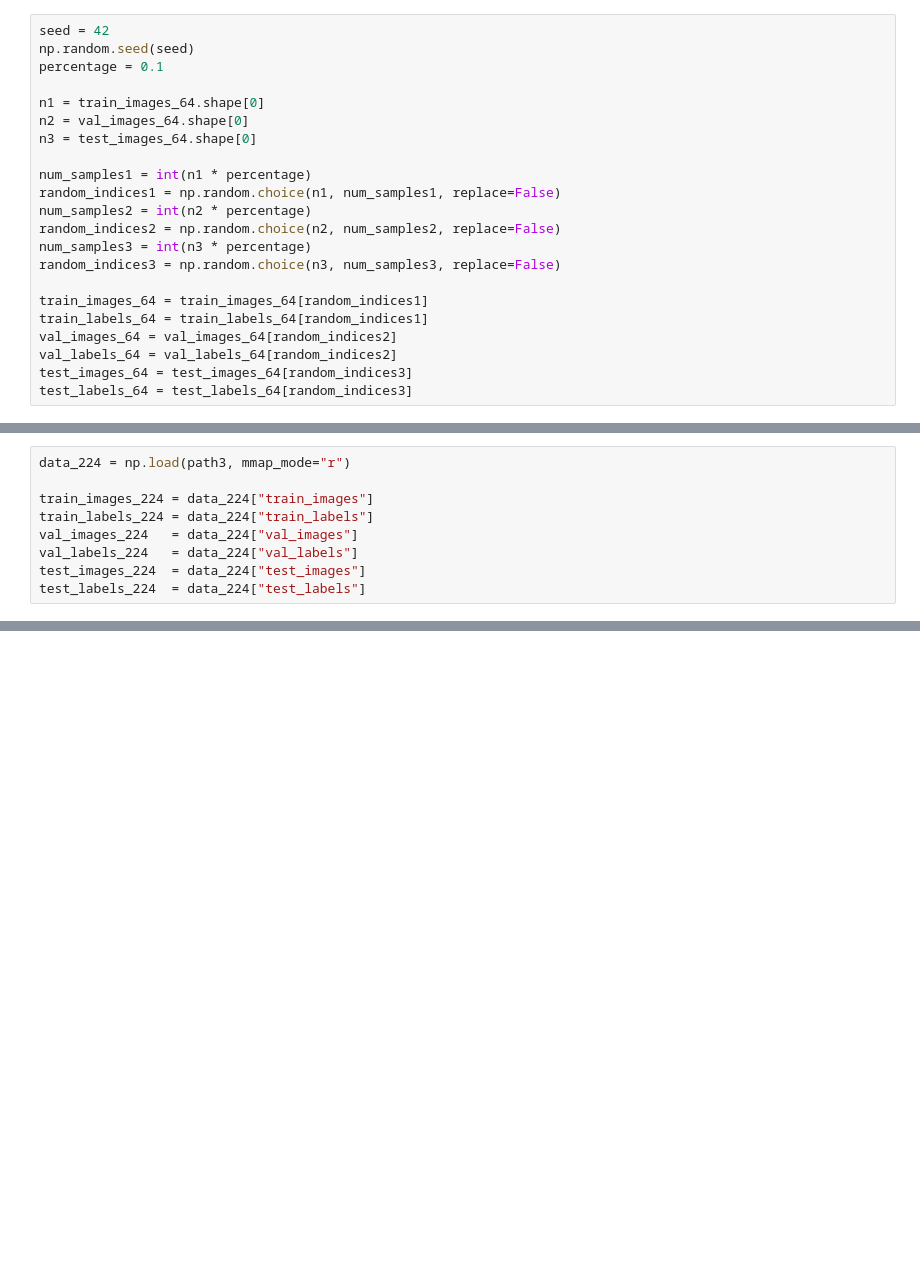
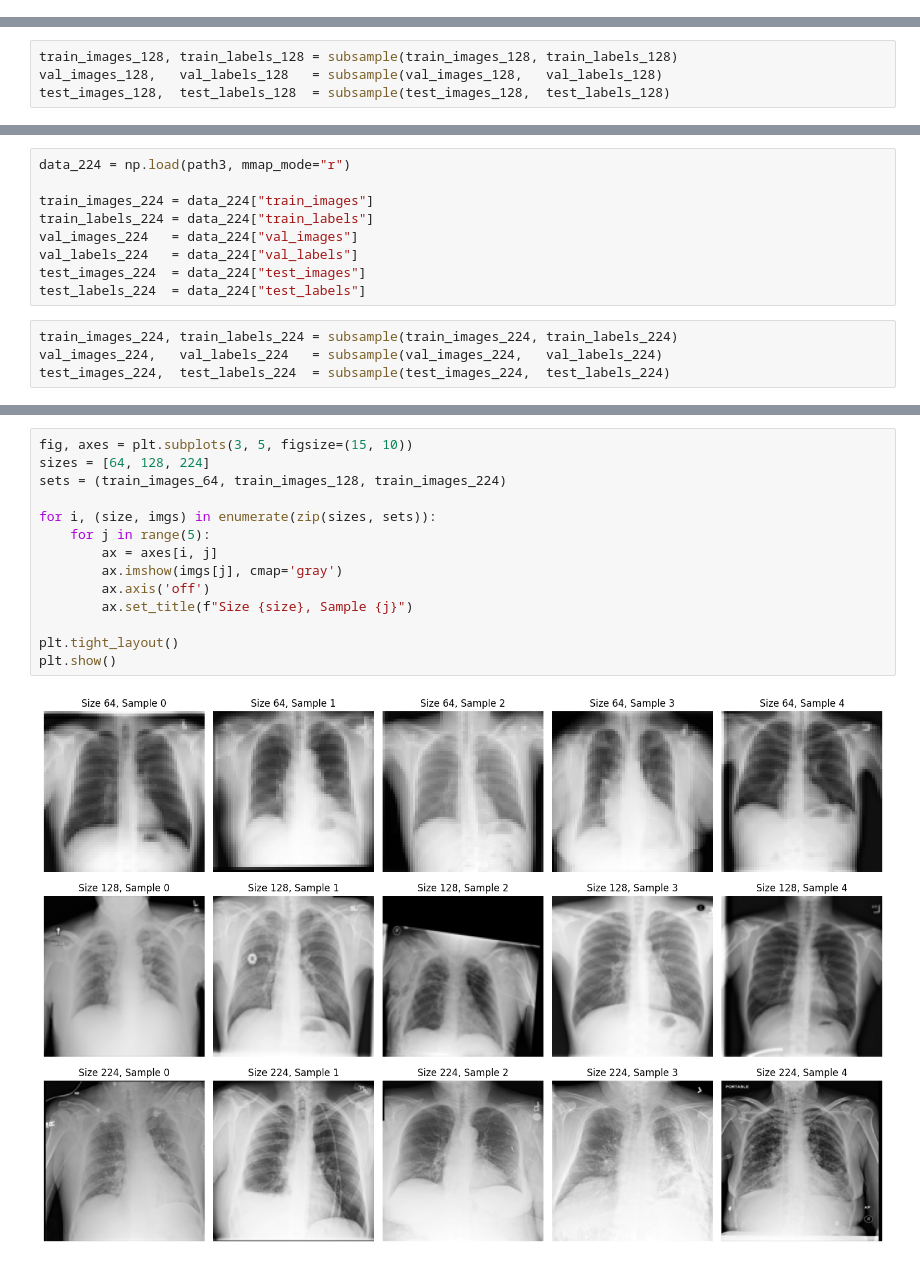
Before and after one commit to shabnamsattar/Human-Data-Analysis, a Jupyter notebook: chestMNIST/chestMNIST.ipynb, the cells around one changed output, grey strips where cells are left out. Saved outputs shown, nothing was run; the diff lists cells and outputs as text; blank space fills up the shorter version.

```diff
--- a/chestMNIST/chestMNIST.ipynb
+++ b/chestMNIST/chestMNIST.ipynb
@@ -24,25 +70,3 @@ val_images_64   = data_64["val_images"]
 val_labels_64   = data_64["val_labels"]
 test_images_64  = data_64["test_images"]
 test_labels_64  = data_64["test_labels"]
-# %%
-seed = 42
-np.random.seed(seed)
-percentage = 0.1
-
-n1 = train_images_64.shape[0]
-n2 = val_images_64.shape[0]
-n3 = test_images_64.shape[0]
-
-num_samples1 = int(n1 * percentage)
-random_indices1 = np.random.choice(n1, num_samples1, replace=False)
-num_samples2 = int(n2 * percentage)
-random_indices2 = np.random.choice(n2, num_samples2, replace=False)
-num_samples3 = int(n3 * percentage)
-random_indices3 = np.random.choice(n3, num_samples3, replace=False)
-
-train_images_64 = train_images_64[random_indices1]
-train_labels_64 = train_labels_64[random_indices1]
-val_images_64 = val_images_64[random_indices2]
-val_labels_64 = val_labels_64[random_indices2]
-test_images_64 = test_images_64[random_indices3]
-test_labels_64 = test_labels_64[random_indices3]
@@ -72,6 +85,10 @@ val_images_128   = data_128["val_images"]
 val_labels_128   = data_128["val_labels"]
 test_images_128  = data_128["test_images"]
 test_labels_128  = data_128["test_labels"]
+# %%
+train_images_128, train_labels_128 = subsample(train_images_128, train_labels_128)
+val_images_128,   val_labels_128   = subsample(val_images_128,   val_labels_128)
+test_images_128,  test_labels_128  = subsample(test_images_128,  test_labels_128)
 # %% [markdown]
 ## ChestMNIST_224
 # %%
@@ -83,3 +100,7 @@ val_images_224   = data_224["val_images"]
 val_labels_224   = data_224["val_labels"]
 test_images_224  = data_224["test_images"]
 test_labels_224  = data_224["test_labels"]
+# %%
+train_images_224, train_labels_224 = subsample(train_images_224, train_labels_224)
+val_images_224,   val_labels_224   = subsample(val_images_224,   val_labels_224)
+test_images_224,  test_labels_224  = subsample(test_images_224,  test_labels_224)
@@ -85,0 +140,16 @@ test_labels_224  = data_224["test_labels"]
+# %%
+fig, axes = plt.subplots(3, 5, figsize=(15, 10))
+sizes = [64, 128, 224]
+sets = (train_images_64, train_images_128, train_images_224)
+
+for i, (size, imgs) in enumerate(zip(sizes, sets)):
+    for j in range(5):
+        ax = axes[i, j]
+        ax.imshow(imgs[j], cmap='gray')
+        ax.axis('off')
+        ax.set_title(f"Size {size}, Sample {j}")
+
+plt.tight_layout()
+plt.show()
+# %% [output]
+[figure, added]
```
Also changed, not shown: parts of 43 cells of this notebook.
